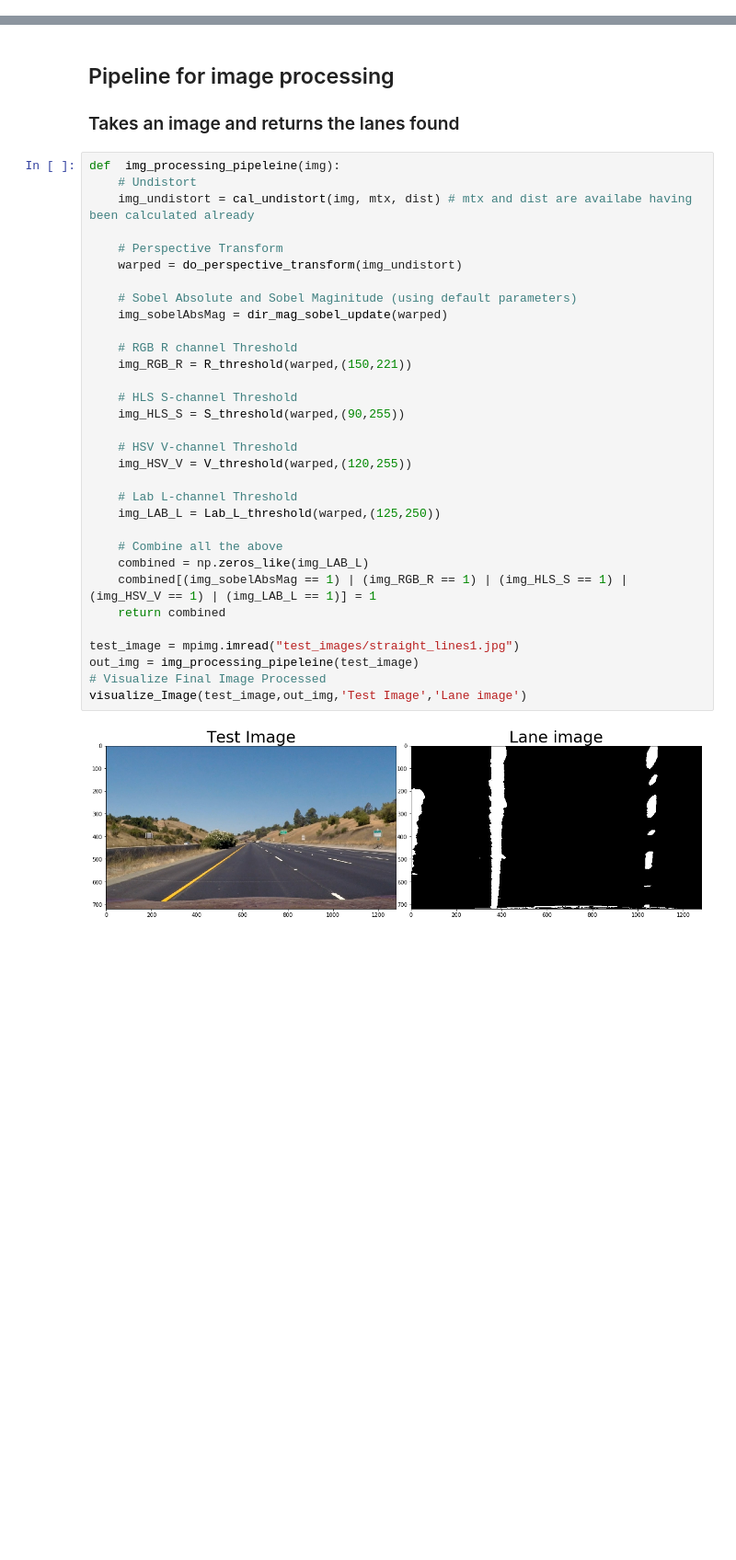
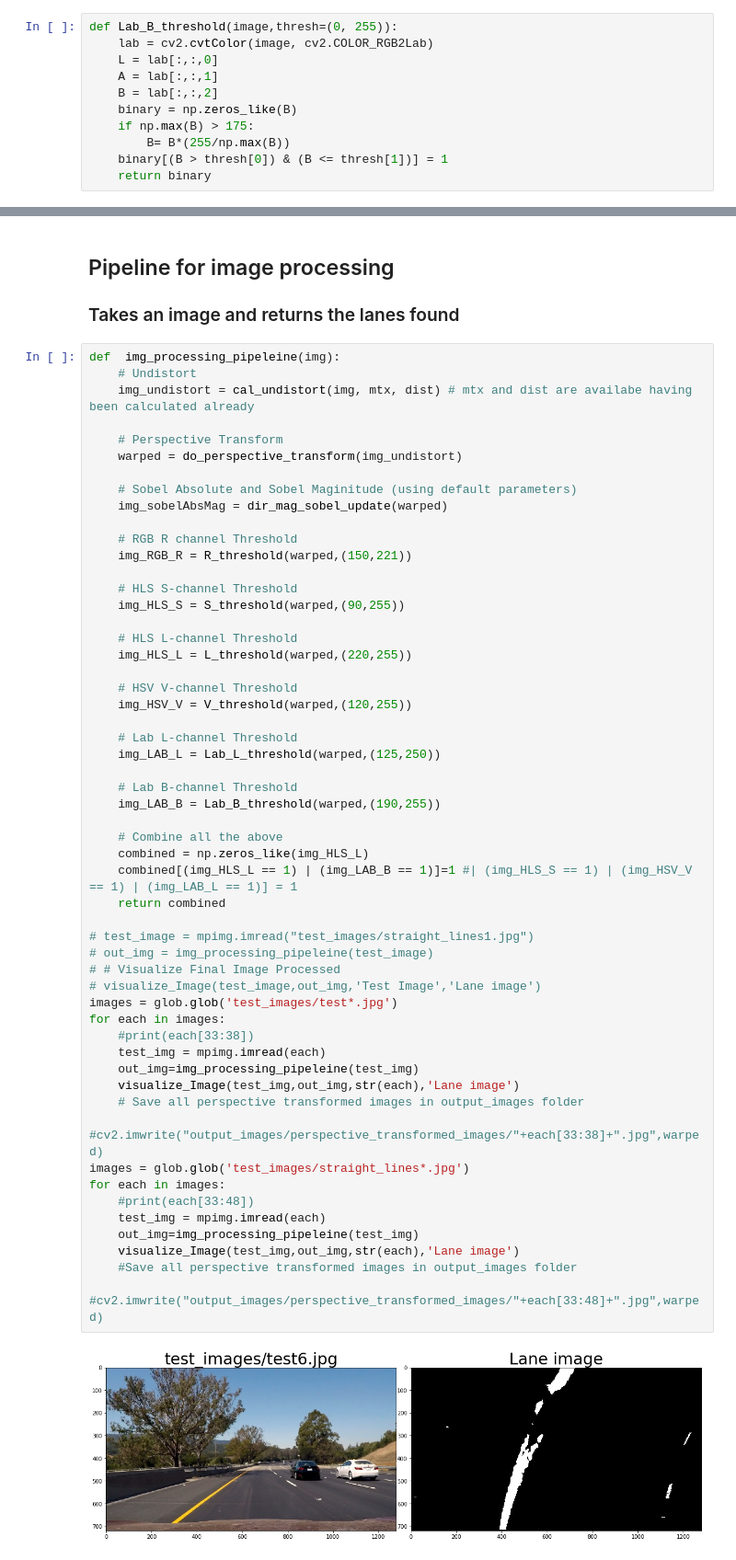
Before and after one commit to himakiran/CarND-Advanced-Lane-Lines, a Jupyter notebook: P2.ipynb, the cells around one changed output, grey strips where cells are left out. Shown at 92% size. Saved outputs shown, nothing was run; the diff lists cells and outputs as text; blank space fills up the shorter version.

Commit message:
Pipeline image finalized
Image pipeline finalized and working correctly

```diff
--- a/P2.ipynb
+++ b/P2.ipynb
@@ -376 +390,12 @@ def Lab_L_threshold(image,thresh=(0, 255)):
+# %%
+def Lab_B_threshold(image,thresh=(0, 255)):
+    lab = cv2.cvtColor(image, cv2.COLOR_RGB2Lab)
+    L = lab[:,:,0]
+    A = lab[:,:,1]
+    B = lab[:,:,2]
+    binary = np.zeros_like(B)
+    if np.max(B) > 175:
+        B= B*(255/np.max(B))
+    binary[(B > thresh[0]) & (B <= thresh[1])] = 1
+    return binary
 # %%
@@ -426,34 +475,56 @@ interactive(children=(IntSlider(value=125, description='min_thresh', max=255), I
 # %%
 def  img_processing_pipeleine(img):
     # Undistort
     img_undistort = cal_undistort(img, mtx, dist) # mtx and dist are availabe having been calculated already
 
     # Perspective Transform
     warped = do_perspective_transform(img_undistort)
 
     # Sobel Absolute and Sobel Maginitude (using default parameters)
     img_sobelAbsMag = dir_mag_sobel_update(warped)
 
     # RGB R channel Threshold
     img_RGB_R = R_threshold(warped,(150,221))
 
     # HLS S-channel Threshold
     img_HLS_S = S_threshold(warped,(90,255))
 
+    # HLS L-channel Threshold
+    img_HLS_L = L_threshold(warped,(220,255))
+
     # HSV V-channel Threshold
     img_HSV_V = V_threshold(warped,(120,255))
 
     # Lab L-channel Threshold
     img_LAB_L = Lab_L_threshold(warped,(125,250))
 
+    # Lab B-channel Threshold
+    img_LAB_B = Lab_B_threshold(warped,(190,255))
+
     # Combine all the above
-    combined = np.zeros_like(img_LAB_L)
-    combined[(img_sobelAbsMag == 1) | (img_RGB_R == 1) | (img_HLS_S == 1) | (img_HSV_V == 1) | (img_LAB_L == 1)] = 1
+    combined = np.zeros_like(img_HLS_L)
+    combined[(img_HLS_L == 1) | (img_LAB_B == 1)]=1 #| (img_HLS_S == 1) | (img_HSV_V == 1) | (img_LAB_L == 1)] = 1
     return combined
 
-test_image = mpimg.imread("test_images/straight_lines1.jpg")
-out_img = img_processing_pipeleine(test_image)
-# Visualize Final Image Processed
-visualize_Image(test_image,out_img,'Test Image','Lane image')
+# test_image = mpimg.imread("test_images/straight_lines1.jpg")
+# out_img = img_processing_pipeleine(test_image)
+# # Visualize Final Image Processed
+# visualize_Image(test_image,out_img,'Test Image','Lane image')
+images = glob.glob('test_images/test*.jpg')
+for each in images:
+    #print(each[33:38])
+    test_img = mpimg.imread(each)
+    out_img=img_processing_pipeleine(test_img)
+    visualize_Image(test_img,out_img,str(each),'Lane image')
+    # Save all perspective transformed images in output_images folder
+    #cv2.imwrite("output_images/perspective_transformed_images/"+each[33:38]+".jpg",warped)
+images = glob.glob('test_images/straight_lines*.jpg')
+for each in images:
+    #print(each[33:48])
+    test_img = mpimg.imread(each)
+    out_img=img_processing_pipeleine(test_img)
+    visualize_Image(test_img,out_img,str(each),'Lane image')
+    #Save all perspective transformed images in output_images folder
+    #cv2.imwrite("output_images/perspective_transformed_images/"+each[33:48]+".jpg",warped)
 # %% [output]
-[figure, old version]
+[figure, new version]
```
Also changed, not shown: parts of 7 cells of this notebook.
